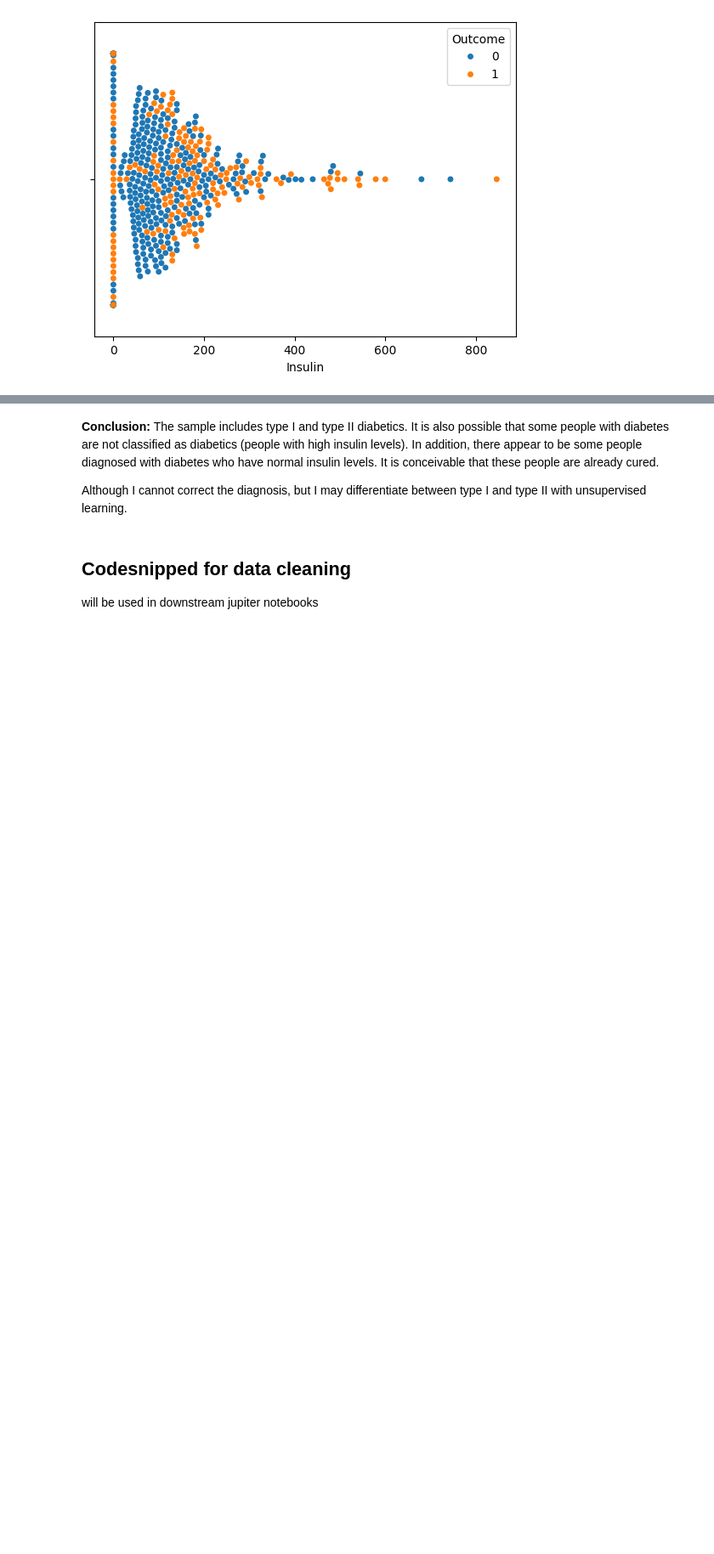
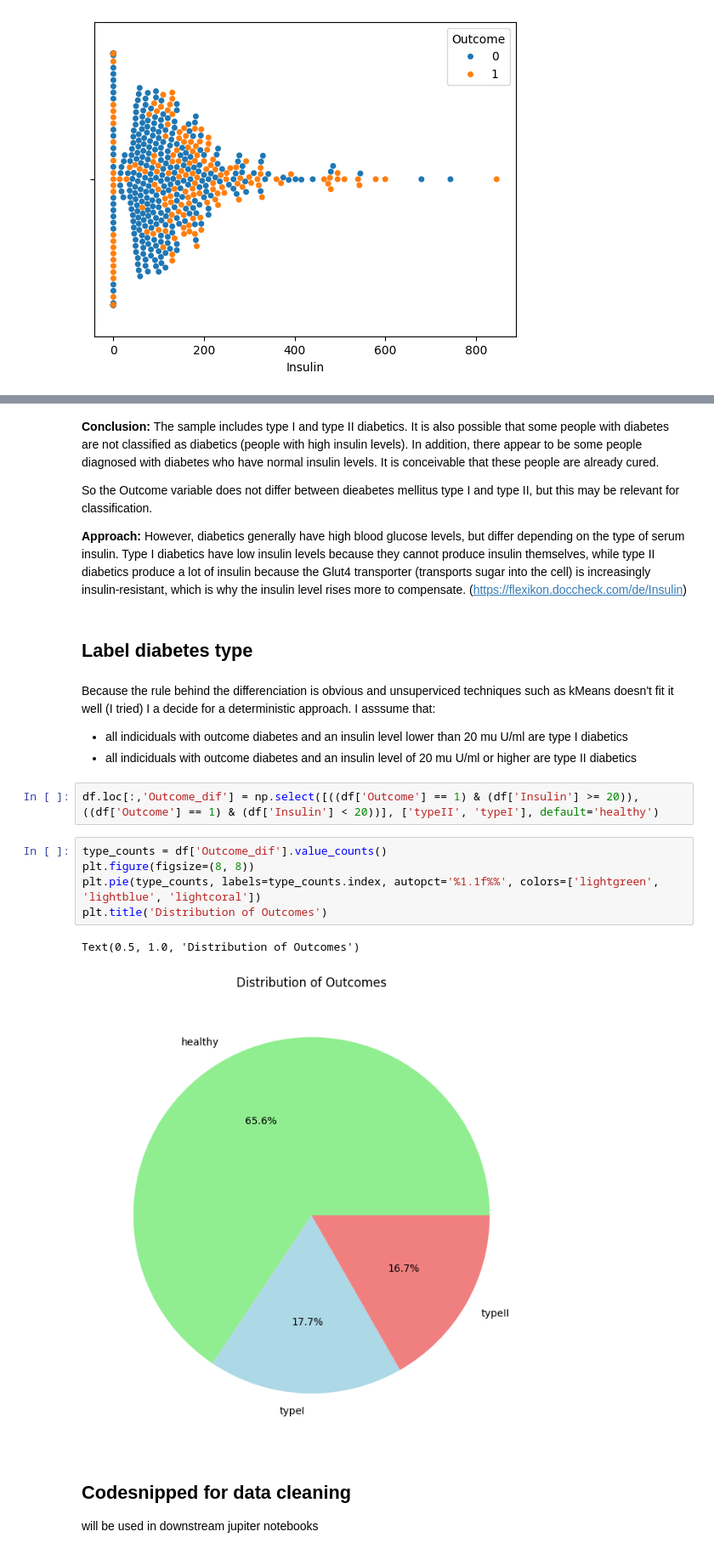
Before and after one commit to gaubeprivat/DataSc_predict_explain_diabetes, a Jupyter notebook: 01_analyze_data.ipynb, the cells around one changed output, grey strips where cells are left out. Shown at 85% size. Cells and saved outputs as stored; diff of their text form; blank space fills up the shorter version.

Commit message:
decided for a deterministic aproach to differ between type I and type II

```diff
--- a/01_analyze_data.ipynb
+++ b/01_analyze_data.ipynb
@@ -293,7 +294,25 @@ sns.stripplot(data=df_valid_unique.query('Insulin < 100'), x='Insulin', hue='Out
 # %% [markdown]
-<b>Conclusion: </b> The sample includes type I and type II diabetics. It is also possible that some people with diabetes are not classified as diabetics (people with high insulin levels). In addition, there appear to be some people diagnosed with diabetes who have normal insulin levels. It is conceivable that these people are already cured.
+<b>Conclusion: </b>The sample includes type I and type II diabetics. It is also possible that some people with diabetes are not classified as diabetics (people with high insulin levels). In addition, there appear to be some people diagnosed with diabetes who have normal insulin levels. It is conceivable that these people are already cured. <br>
 
-Although I cannot correct the diagnosis, but I may differentiate between type I and type II with unsupervised learning.
+So the Outcome variable does not differ between dieabetes mellitus type I and type II, but this may be relevant for classification.
+
+<b>Approach: </b>However, diabetics generally have high blood glucose levels, but differ depending on the type of serum insulin. Type I diabetics have low insulin levels because they cannot produce insulin themselves, while type II diabetics produce a lot of insulin because the Glut4 transporter (transports sugar into the cell) is increasingly insulin-resistant, which is why the insulin level rises more to compensate. (https://flexikon.doccheck.com/de/Insulin)
+# %% [markdown]
+## Label diabetes type
+# %% [markdown]
+Because the rule behind the differenciation is obvious and unsuperviced techniques such as kMeans doesn't fit it well (I tried) I a decide for a deterministic approach. I asssume that:
+ - all indiciduals with outcome diabetes and an insulin level lower than 20 mu U/ml are type I diabetics
+ - all indiciduals with outcome diabetes and an insulin level of 20 mu U/ml or higher are type II diabetics
+# %%
+df.loc[:,'Outcome_dif'] = np.select([((df['Outcome'] == 1) & (df['Insulin'] >= 20)), ((df['Outcome'] == 1) & (df['Insulin'] < 20))], ['typeII', 'typeI'], default='healthy')
+# %%
+type_counts = df['Outcome_dif'].value_counts()
+plt.figure(figsize=(8, 8))
+plt.pie(type_counts, labels=type_counts.index, autopct='%1.1f%%', colors=['lightgreen', 'lightblue', 'lightcoral'])
+plt.title('Distribution of Outcomes')
+# %% [output]
+Text(0.5, 1.0, 'Distribution of Outcomes')
+[figure, added]
 # %% [markdown]
 ## Codesnipped for data cleaning
 
```
Also changed, not shown: parts of 4 cells of this notebook.
